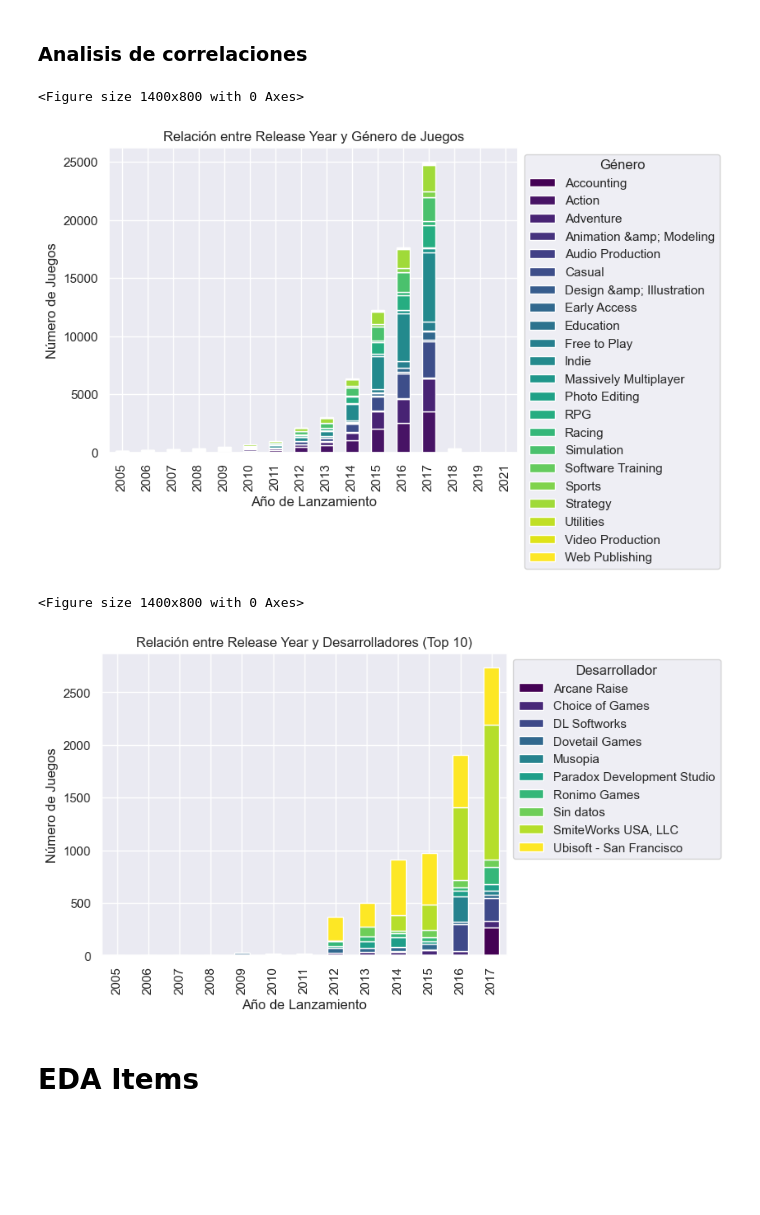
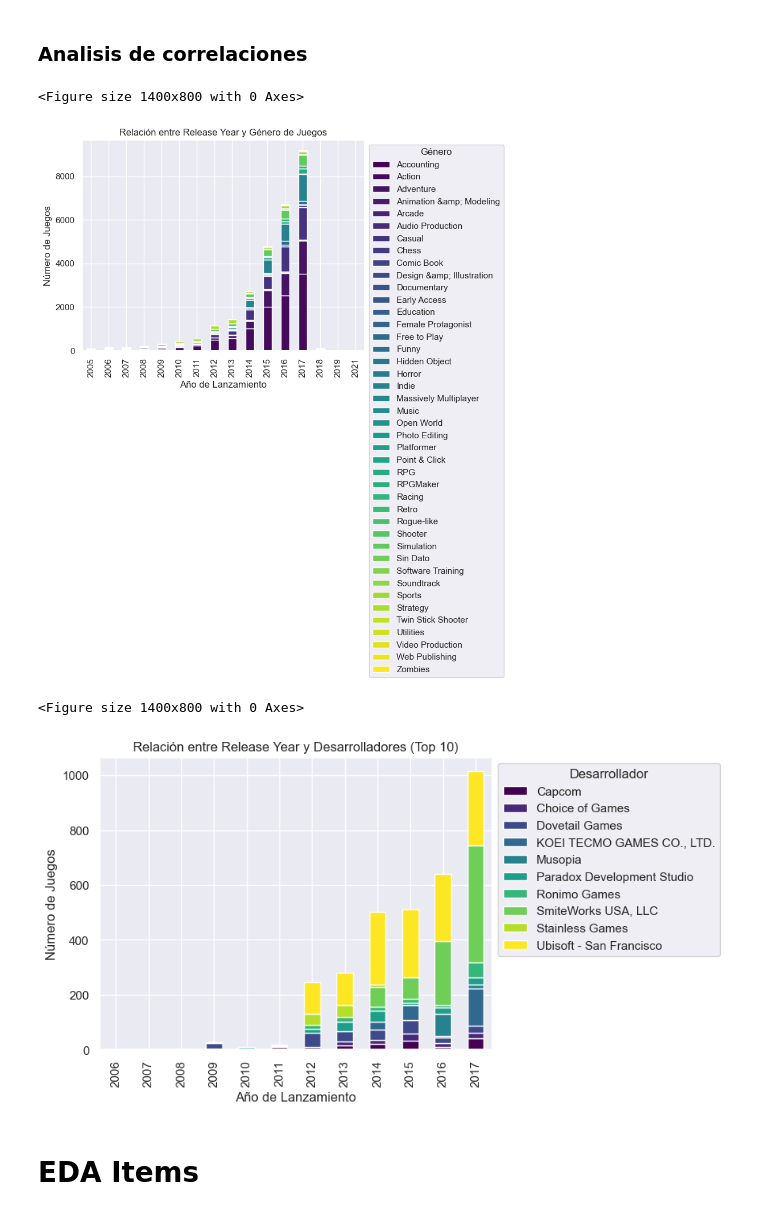
Before and after one commit to ASGuzman/PI_MLOps_Steam, a Jupyter notebook: 05_EDA.ipynb, the cells around one changed output. Saved outputs shown, nothing was run; the diff lists cells and outputs as text; code cells hidden in the pictures; blank space fills up the shorter version.

```diff
--- a/05_EDA.ipynb
+++ b/05_EDA.ipynb
@@ -20,7 +20,7 @@ df_reviews = pd.read_csv("data2/user_reviews_limpio7.csv")
 # %%
 df_items = pd.read_csv("data2/user_items_limpio5.csv")
 # %%
-df_output = pd.read_csv("data2/output_steam_games_limpio6.csv")
+df_output = pd.read_csv("data2/output_steam_games_limpio8.csv")
 # %% [markdown]
 # EDA Dataset Output
 # %% [markdown]
@@ -231,18 +219,18 @@ A partir del analisis realizado observamos que el 2017 fue el año donde mas jue
 # %% [markdown]
 ### Analisis de correlaciones
 # %%
-pivot_table = df_output.pivot_table(index="release_year", columns="genres", aggfunc="size", fill_value=0)
+pivot_table = df_output.pivot_table(index="release_year", columns="main_genre", aggfunc="size", fill_value=0)
 pivot_table = pivot_table[pivot_table.index >= 2005]
 plt.figure(figsize=(14, 8))
 pivot_table.plot(kind="bar", stacked=True, colormap="viridis")
 plt.title("Relación entre Release Year y Género de Juegos")
 plt.xlabel("Año de Lanzamiento")
 plt.ylabel("Número de Juegos")
 plt.legend(title="Género", bbox_to_anchor=(1, 1), loc="upper left")
 plt.show()
 # %% [output]
 <Figure size 1400x800 with 0 Axes>
-[figure, old version]
+[figure, new version]
 # %%
 top_10_developers_ = df_output["developer"].value_counts().head(10).index
 df_top_developers = df_output[df_output["developer"].isin(top_10_developers_)]
@@ -257,7 +245,7 @@ plt.legend(title="Desarrollador", bbox_to_anchor=(1, 1), loc="upper left")
 plt.show()
 # %% [output]
 <Figure size 1400x800 with 0 Axes>
-[figure, old version]
+[figure, new version]
 # %% [markdown]
 # EDA Items
 # %% [markdown]
```
Also changed, not shown: parts of 32 cells of this notebook.
